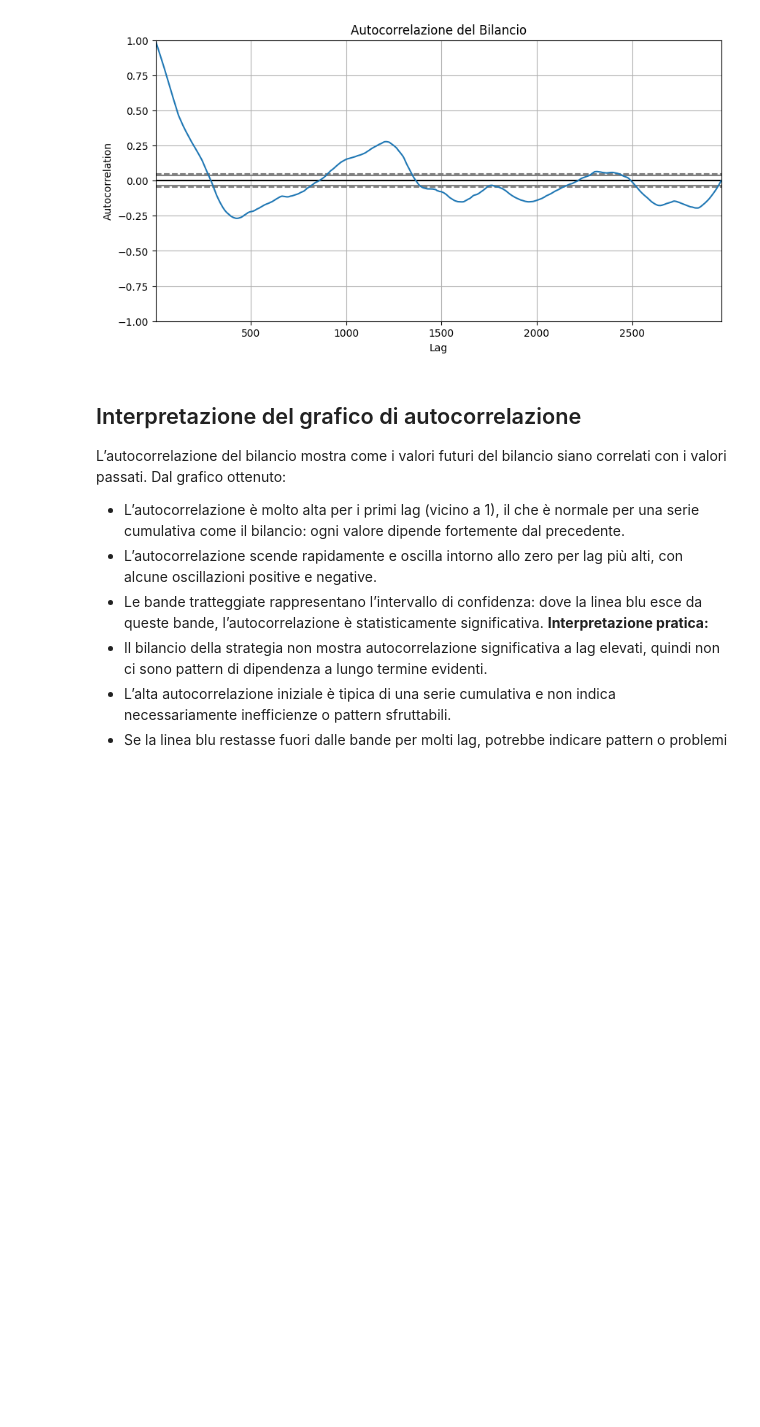
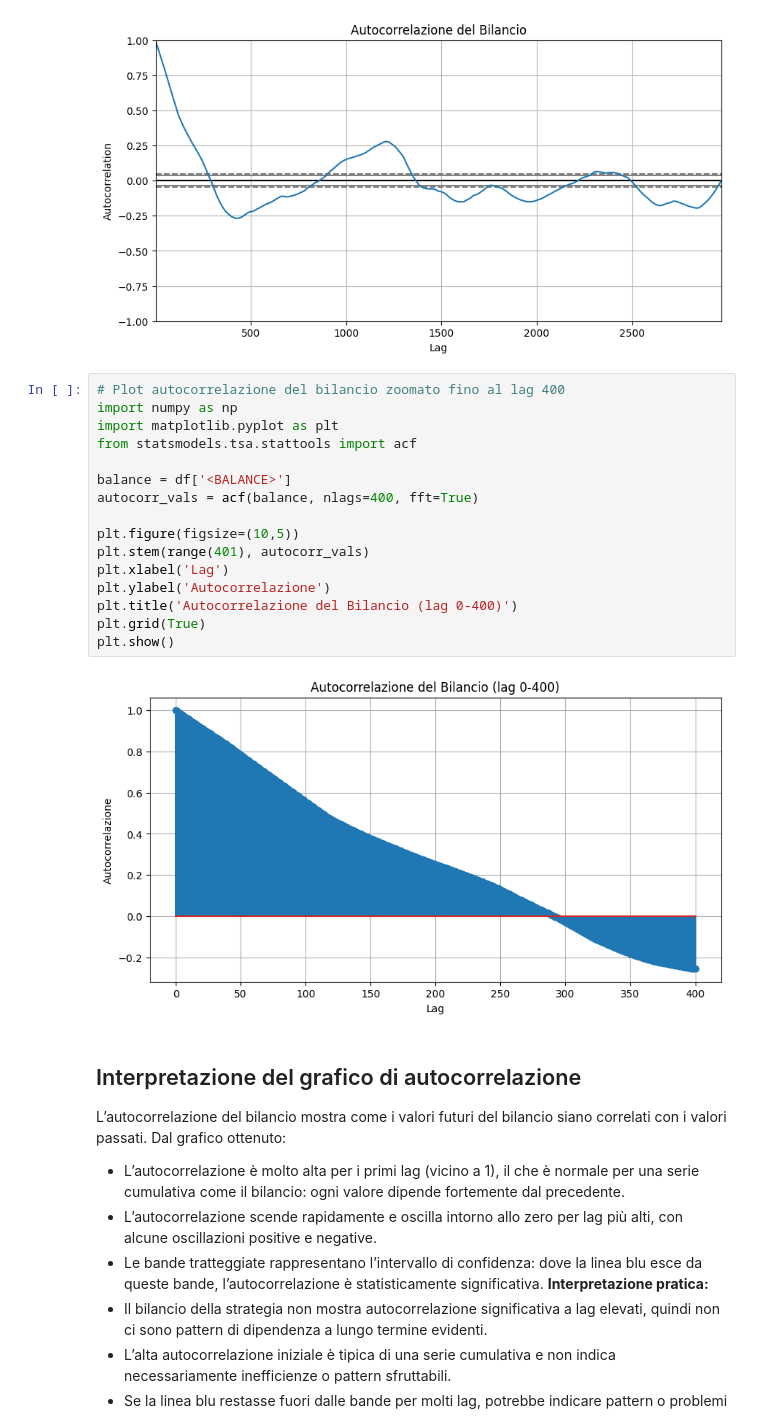
Before and after one commit to edoardoCame/bollingerBands, a Jupyter notebook: notebooks/volatility impact/autocorrelation.ipynb, the cells around one changed output. Cells and saved outputs as stored; diff of their text form; blank space fills up the shorter version.

```diff
--- a/notebooks/volatility impact/autocorrelation.ipynb
+++ b/notebooks/volatility impact/autocorrelation.ipynb
@@ -32,6 +32,24 @@ plt.title('Autocorrelazione del Bilancio')
 plt.show()
 # %% [output]
 [figure]
+# %%
+# Plot autocorrelazione del bilancio zoomato fino al lag 400
+import numpy as np
+import matplotlib.pyplot as plt
+from statsmodels.tsa.stattools import acf
+
+balance = df['<BALANCE>']
+autocorr_vals = acf(balance, nlags=400, fft=True)
+
+plt.figure(figsize=(10,5))
+plt.stem(range(401), autocorr_vals)
+plt.xlabel('Lag')
+plt.ylabel('Autocorrelazione')
+plt.title('Autocorrelazione del Bilancio (lag 0-400)')
+plt.grid(True)
+plt.show()
+# %% [output]
+[figure, added]
 # %% [markdown]
 ## Interpretazione del grafico di autocorrelazione
 L’autocorrelazione del bilancio mostra come i valori futuri del bilancio siano correlati con i valori passati. Dal grafico ottenuto:
```
Also changed, not shown: parts of 8 cells of this notebook.
